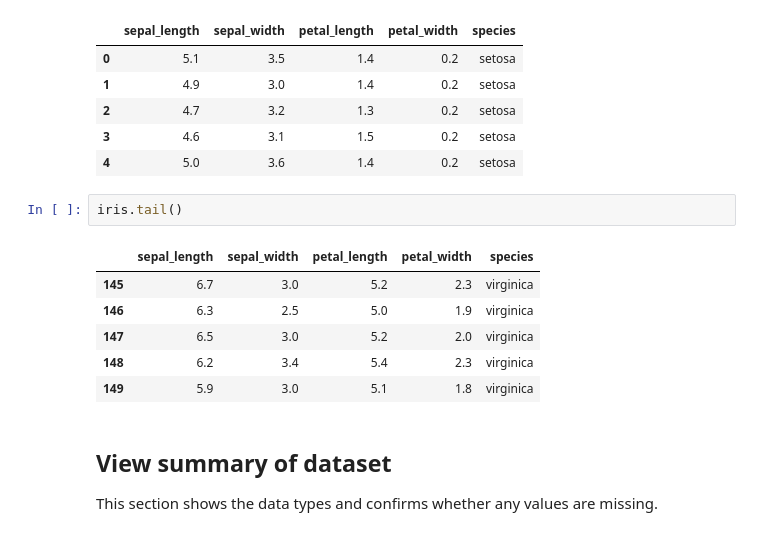
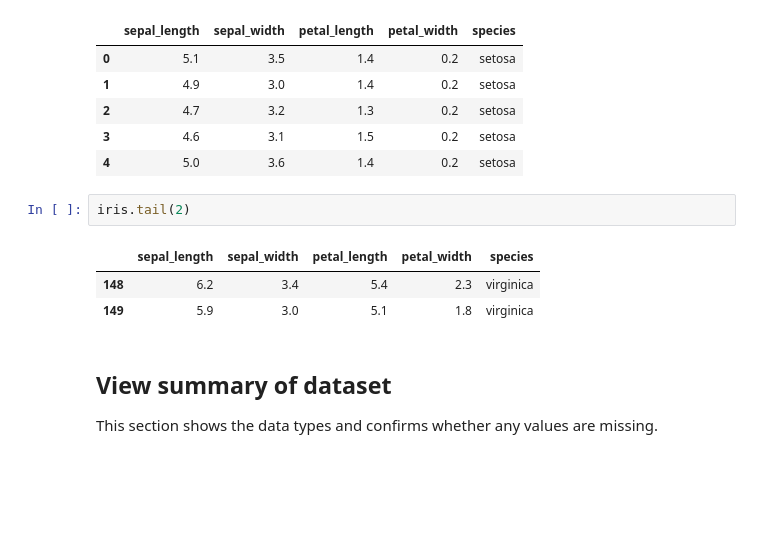
Before and after one commit to Obinna/Computer-Vision-Lectures, a Jupyter notebook: chapter-1-data-preprocessing.ipynb, the cells around one changed output. Cells and saved outputs as stored; diff of their text form; blank space fills up the shorter version.

```diff
--- a/chapter-1-data-preprocessing.ipynb
+++ b/chapter-1-data-preprocessing.ipynb
@@ -82,12 +129,9 @@ iris.head()
 | 3 | 4.6 | 3.1 | 1.5 | 0.2 | setosa |
 | 4 | 5.0 | 3.6 | 1.4 | 0.2 | setosa |
 # %%
-iris.tail()
+iris.tail(2)
 # %% [output]
 |  | sepal_length | sepal_width | petal_length | petal_width | species |
-| 145 | 6.7 | 3.0 | 5.2 | 2.3 | virginica |
-| 146 | 6.3 | 2.5 | 5.0 | 1.9 | virginica |
-| 147 | 6.5 | 3.0 | 5.2 | 2.0 | virginica |
 | 148 | 6.2 | 3.4 | 5.4 | 2.3 | virginica |
 | 149 | 5.9 | 3.0 | 5.1 | 1.8 | virginica |
 # %% [markdown]
```
Also changed, not shown: parts of 10 cells of this notebook, 2 other files.
